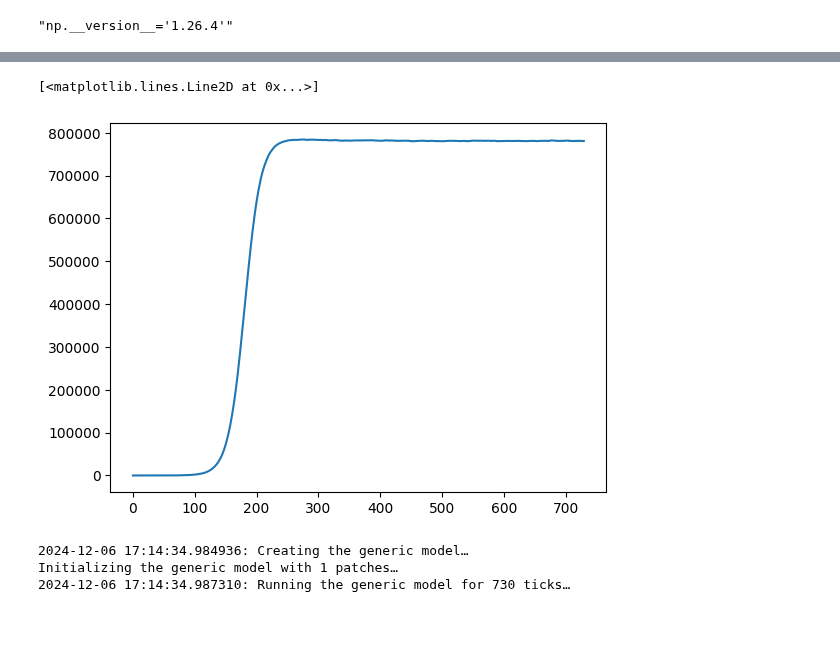
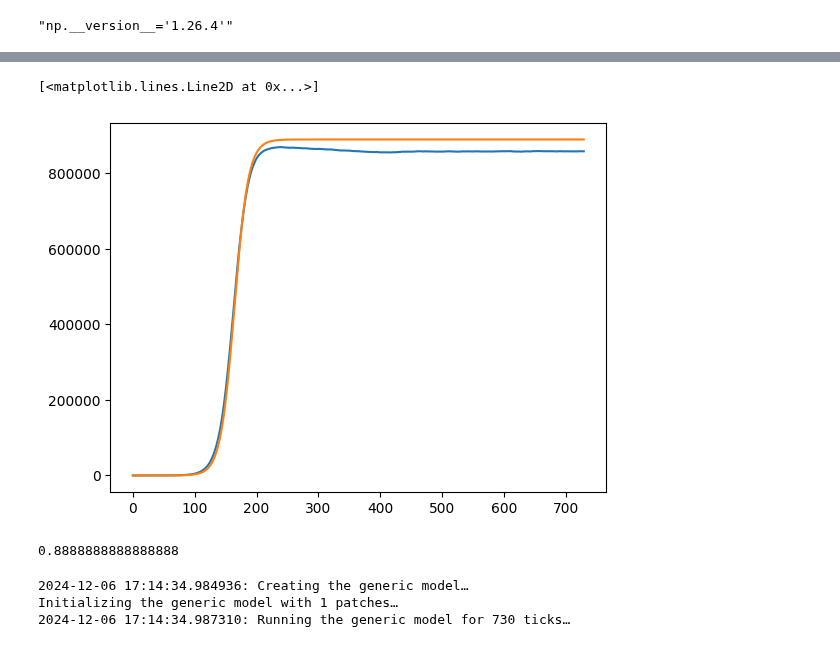
Before and after one commit to InstituteforDiseaseModeling/laser-generic, a Jupyter notebook: notebooks/example_SIS_nobirths.ipynb, the cells around one changed output, grey strips where cells are left out. Saved outputs shown, nothing was run; the diff lists cells and outputs as text; code cells hidden in the pictures.

```diff
--- a/notebooks/example_SIS_nobirths.ipynb
+++ b/notebooks/example_SIS_nobirths.ipynb
@@ -13,7 +14,7 @@ f"{np.__version__=}"
 "np.__version__='1.26.4'"
 # %%
 scenario = pd.DataFrame(data=[["homenode", 1e6, "47°36′35″N 122°19′59″W"]], columns=["name", "population", "location"])
-parameters = PropertySet({"seed": 2, "nticks": 730, "verbose": True, "beta": 0.1, 'inf_mean': 50})
+parameters = PropertySet({"seed": 2, "nticks": 730, "verbose": True, "beta": 0.1, "inf_mean": 90})
 model = Model(scenario, parameters)
 model.components = [
     Susceptibility,
@@ -39,7 +40,20 @@ Total:             8,413,741 microseconds
-# %%
-import matplotlib.pyplot as plt
-plt.plot(model.patches.cases)
-# %% [output]
-[<matplotlib.lines.Line2D at 0x...>]
-[figure, removed]
+# %%
+import matplotlib.pyplot as plt
+
+plt.plot(model.patches.cases)
+
+x = 1-1/model.params["beta"]/model.params["inf_mean"]
+t = np.arange(0, model.params["nticks"])
+plt.plot(t,
+         scenario['population'][0] * x /
+         (1 + (scenario['population'][0] * x - 1) * np.exp(-model.params["beta"] * x * (t-10))))
+# %% [output]
+[<matplotlib.lines.Line2D at 0x...>]
+[figure, added]
+# %%
+1-1/90/.1
+
+np.mean(model.patches.cases[-365:])
+# %% [output]
+0.8888888888888888
 # %%
```
Also changed, not shown: parts of 7 cells of this notebook, 12 other files.
